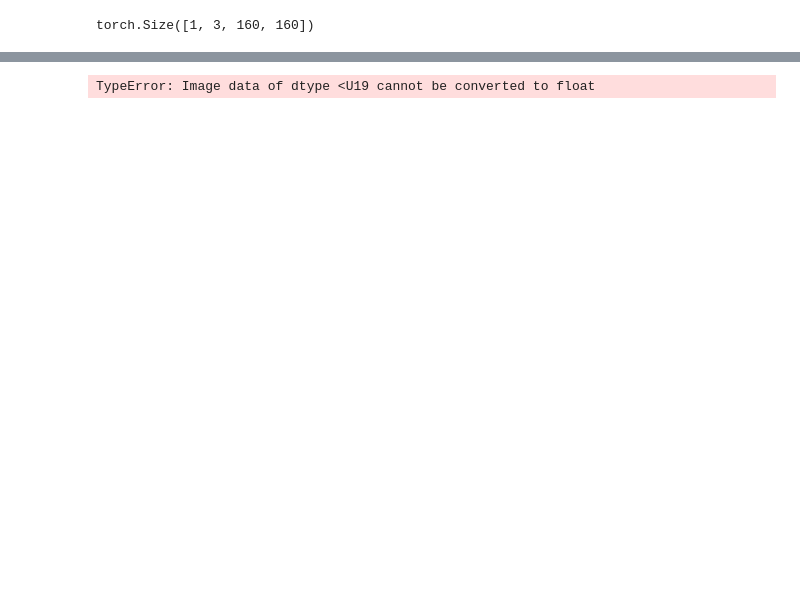
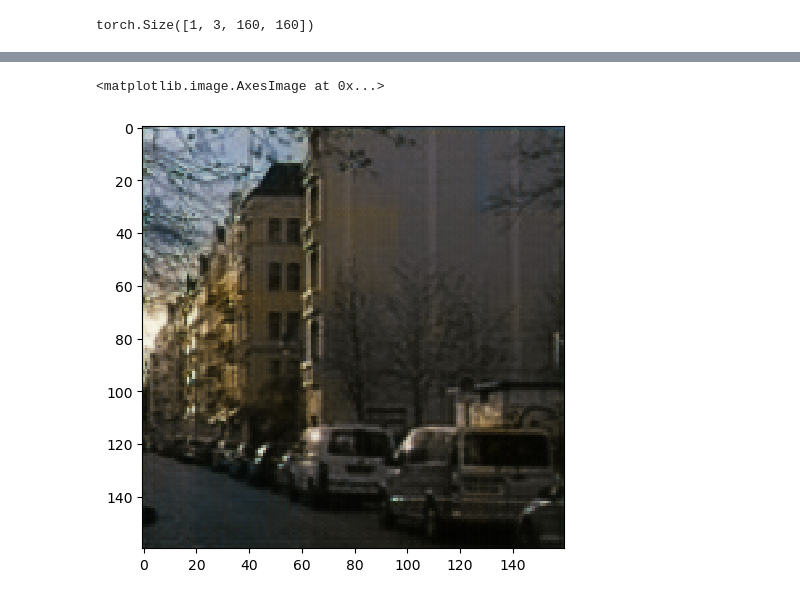
Before and after one commit to Republic1024/Colorization, a Jupyter notebook: Inference.ipynb, the cells around one changed output, grey strips where cells are left out. Saved outputs shown, nothing was run; the diff lists cells and outputs as text; code cells hidden in the pictures; blank space fills up the shorter version.

```diff
--- a/Inference.ipynb
+++ b/Inference.ipynb
@@ -149,0 +86,5 @@ plt.imsave('colorized_image.png', output_img)
+# %%
+io.imshow("./c2.png")
+# %% [output]
+<matplotlib.image.AxesImage at 0x...>
+[figure, added]
@@ -150,4 +97,2 @@ plt.imsave('colorized_image.png', output_img)
 # %%
-plt.imshow('colorized_image.png')
+# plt.imshow('colorized_image.png')
-# %% [output]
-TypeError: Image data of dtype <U19 cannot be converted to float
```
Also changed, not shown: parts of 9 cells of this notebook, 3 other files.
